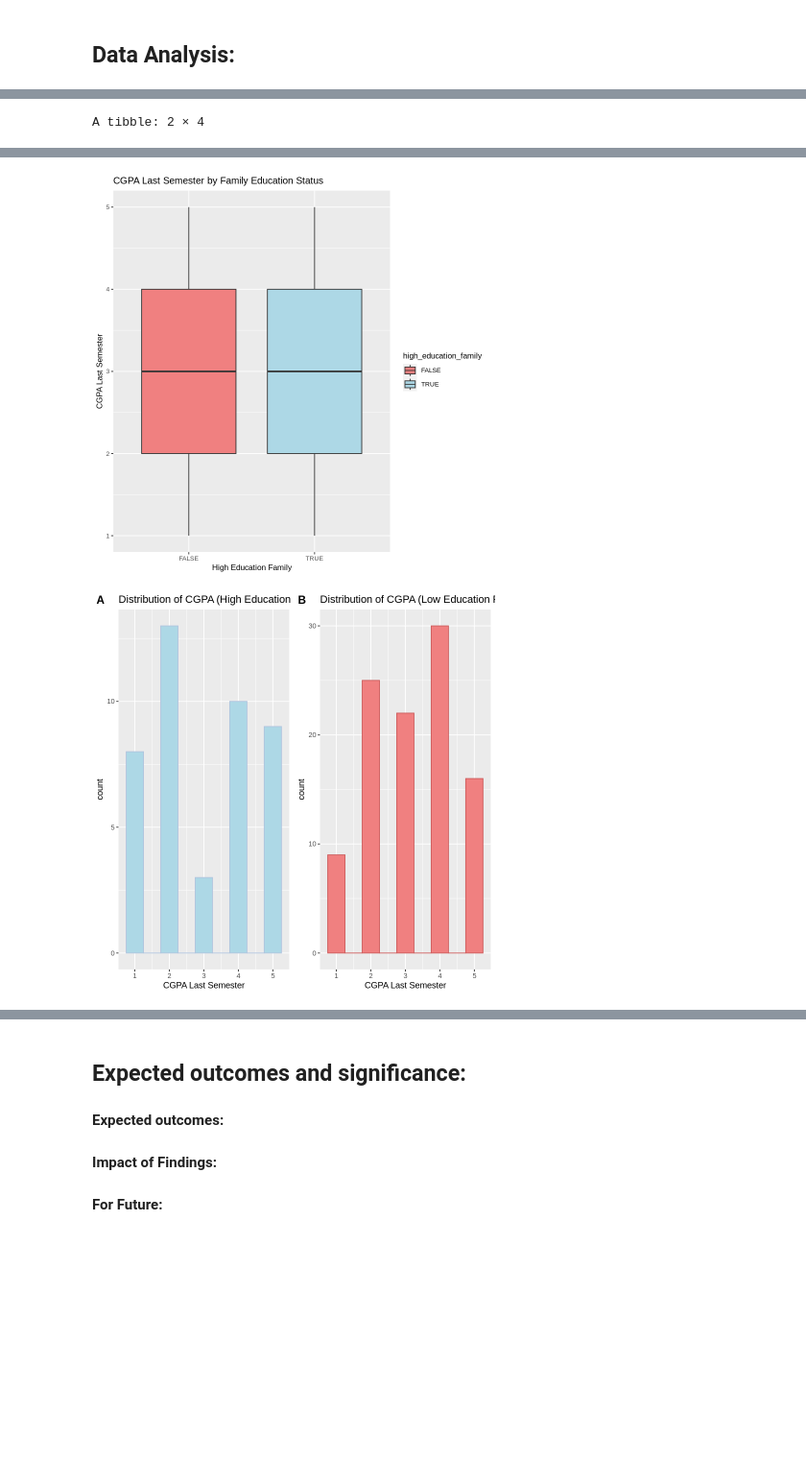
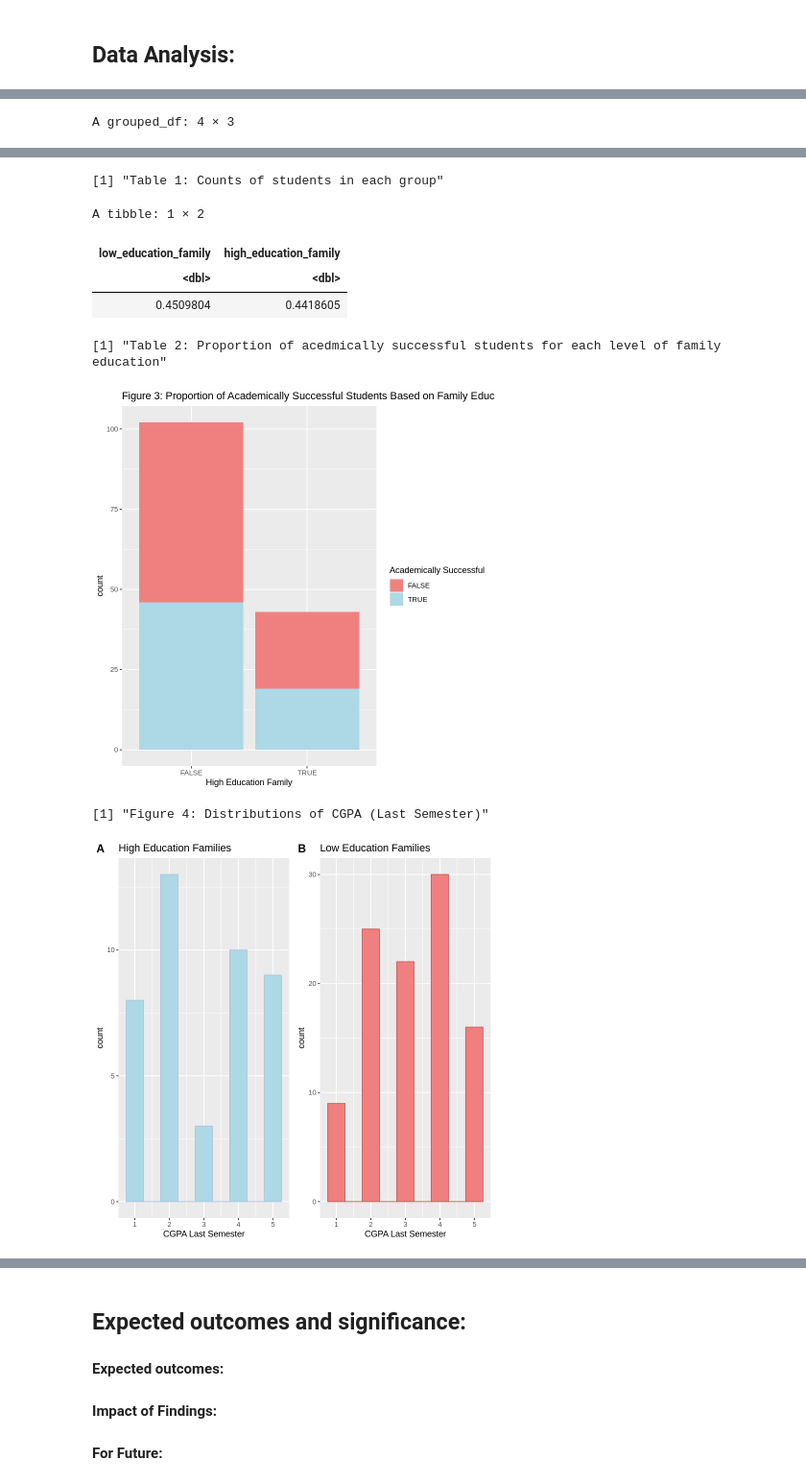
Before and after one commit to DanielHuangjiakang/Academic_Success_and_Parental_Education_Analysis-STAT201Group29, a Jupyter notebook: STAT201_GroupProposal.ipynb, the cells around one changed output, grey strips where cells are left out. Shown at 96% size. Cells and saved outputs as stored; diff of their text form; code cells hidden in the pictures; blank space fills up the shorter version.

```diff
--- a/STAT201_GroupProposal.ipynb
+++ b/STAT201_GroupProposal.ipynb
@@ -38,8 +20,9 @@ Investigating the factors that affect students' academic grades is a crucial are
 # %%
 # Read the CSV file
 student_data <- read_csv("student.csv", col_names = TRUE, show_col_types = FALSE) |>
-    select(Mothers_Education, Fathers_Education, CGPA_Last_Semester, Expected_CGPA_On_Graduation) |>
-    mutate(high_education_family = if_else(Mothers_Education > 3 | Fathers_Education > 3, TRUE, FALSE))
+    select(Mothers_Education, Fathers_Education, CGPA_Last_Semester) |>
+    mutate(high_education_family = if_else(Mothers_Education > 3 | Fathers_Education > 3, TRUE, FALSE),
+          academically_successful = if_else(CGPA_Last_Semester > 3, TRUE, FALSE))
 head(student_data, 5)
 # %% [output]
 A tibble: 5 × 5
@@ -66,13 +49,22 @@ Summary_Family_Education_CGPA_Last_Semester <-
               mean = mean(CGPA_Last_Semester, na.rm = TRUE),
               sd = sd(CGPA_Last_Semester, na.rm = TRUE))
 
+# Count number of students in each of the groups
+Student_Tally <-
+    student_data |>
+    group_by(high_education_family, academically_successful) |>
+    tally()
+
+# Calculate proportions of academically successful students for each family education level
+Student_Props <- tibble(low_education_family = 46/(46+56), high_education_family = 19/(24+19))
+
 # Histogram for High Education Family CGPA Last Semester
 histogram_High_Education_CGPA_Last_Semester <-
     student_data |>
     filter(high_education_family == TRUE) |>
     ggplot(aes(x = CGPA_Last_Semester)) +
     geom_histogram(binwidth = 0.5, fill = "#add8e6", color = "#b0c4de") +
-    labs(x = "CGPA Last Semester", title = "Distribution of CGPA (High Education Families)")
+    labs(x = "CGPA Last Semester", title = "High Education Families")
 
 # Histogram for Low Education Family CGPA Last Semester
 histogram_Low_Education_CGPA_Last_Semester <-
@@ -80,7 +72,7 @@ histogram_Low_Education_CGPA_Last_Semester <-
     filter(high_education_family == FALSE) |>
     ggplot(aes(x = CGPA_Last_Semester)) +
     geom_histogram(binwidth = 0.5, fill = "#f08080", color = "#cd5c5c") +
-    labs(x = "CGPA Last Semester", title = "Distribution of CGPA (Low Education Families)")
+    labs(x = "CGPA Last Semester", title = "Low Education Families")
 
 # Boxplots for Family Education vs CGPA Last Semester
 boxplots_Family_Education_CGPA_Last_Semester <-
@@ -90,14 +82,28 @@ boxplots_Family_Education_CGPA_Last_Semester <-
     scale_fill_manual(values = c("#f08080", "#add8e6")) +
     labs(x = "High Education Family", y = "CGPA Last Semester", title = "CGPA Last Semester by Family Education Status")
 
+# Barplot for High Family Education Level vs academic success
+Student_Bar_Plot <- student_data |>
+    ggplot(aes(x = high_education_family, fill = academically_successful)) +
+    geom_bar() +
+    scale_fill_manual(values = c("#f08080", "#add8e6")) +
+    labs(x = "High Education Family", fill = "Academically Successful",
+         title = "Figure 3: Proportion of Academically Successful Students Based on Family Education")
+
 # Combine histograms into a grid
 plot_grid <- plot_grid(histogram_High_Education_CGPA_Last_Semester,
                        histogram_Low_Education_CGPA_Last_Semester,
                        labels = "AUTO", ncol = 2, align = 'h')
 
 # Print summary, boxplots, and the combined grid of histograms
-Summary_Family_Education_CGPA_Last_Semester
-boxplots_Family_Education_CGPA_Last_Semester
+#Summary_Family_Education_CGPA_Last_Semester
+#boxplots_Family_Education_CGPA_Last_Semester
+Student_Tally
+print("Table 1: Counts of students in each group")
+Student_Props
+print("Table 2: Proportion of acedmically successful students for each level of family education")
+Student_Bar_Plot
 plot_grid
+print("Figure 4: Distributions of CGPA (Last Semester)")
 # %% [output]
-A tibble: 2 × 4
+A grouped_df: 4 × 3
@@ -108,4 +116,11 @@ A tibble: 2 × 4
+[1] "Table 1: Counts of students in each group"
+A tibble: 1 × 2
+| low_education_family | high_education_family |
+| <dbl> | <dbl> |
+| 0.4509804 | 0.4418605 |
+[1] "Table 2: Proportion of acedmically successful students for each level of family education"
-[figure, old version]
+[figure, new version]
+[1] "Figure 4: Distributions of CGPA (Last Semester)"
-[figure, old version]
+[figure, new version]
 # %% [markdown]
 ## Methods:
```
Also changed, not shown: parts of 7 cells of this notebook.
